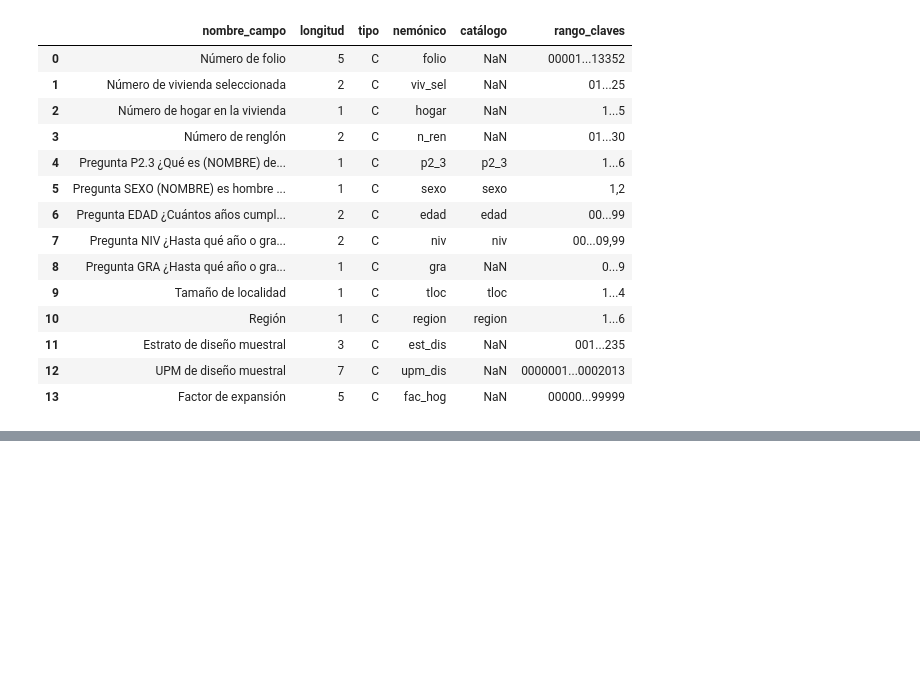
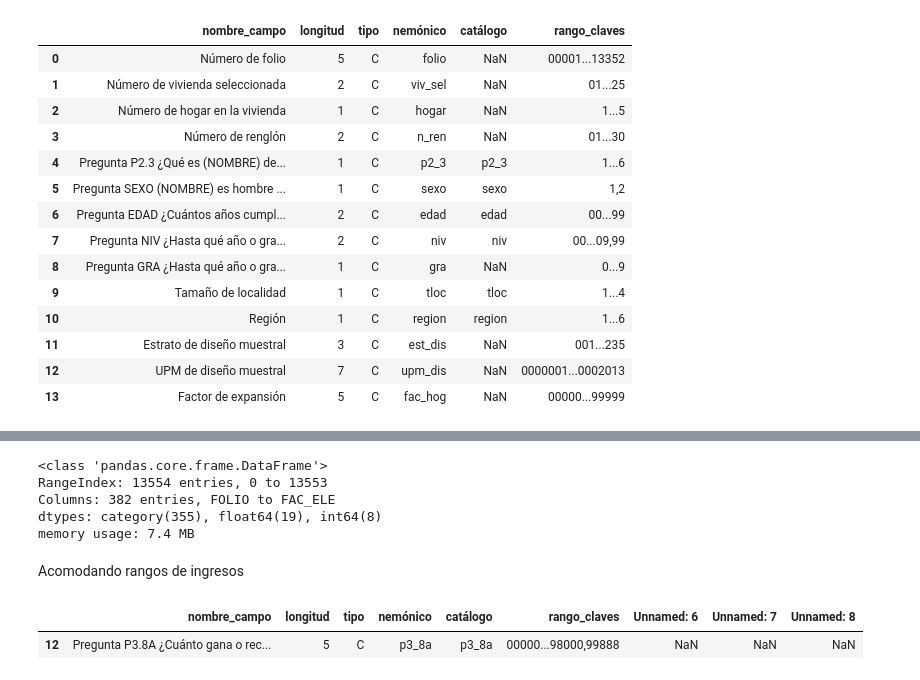
Before and after one commit to luiscarp/Analisis_ENIF, a Jupyter notebook: ENIF.ipynb, the cells around one changed output, grey strips where cells are left out. Cells and saved outputs as stored; diff of their text form; code cells hidden in the pictures; blank space fills up the shorter version.

```diff
--- a/ENIF.ipynb
+++ b/ENIF.ipynb
@@ -347,0 +386,17 @@ memory usage: 3.1 MB
+# %%
+tmodulo["df"].info()
+# %% [output]
+<class 'pandas.core.frame.DataFrame'>
+RangeIndex: 13554 entries, 0 to 13553
+Columns: 382 entries, FOLIO to FAC_ELE
+dtypes: category(355), float64(19), int64(8)
+memory usage: 7.4 MB
+# %% [markdown]
+Acomodando rangos de ingresos
+# %%
+indice = "p3_8a"
+# %%
+tmodulo["diccionario"][tmodulo["diccionario"]["nemónico"] == indice]
+# %% [output]
+|  | nombre_campo | longitud | tipo | nemónico | catálogo | rango_claves | Unnamed: 6 | Unnamed: 7 | Unnamed: 8 |
+| 12 | Pregunta P3.8A ¿Cuánto gana o rec... | 5 | C | p3_8a | p3_8a | 00000...98000,99888 | NaN | NaN | NaN |
```
Also changed, not shown: parts of 29 cells of this notebook, 2 other files.
